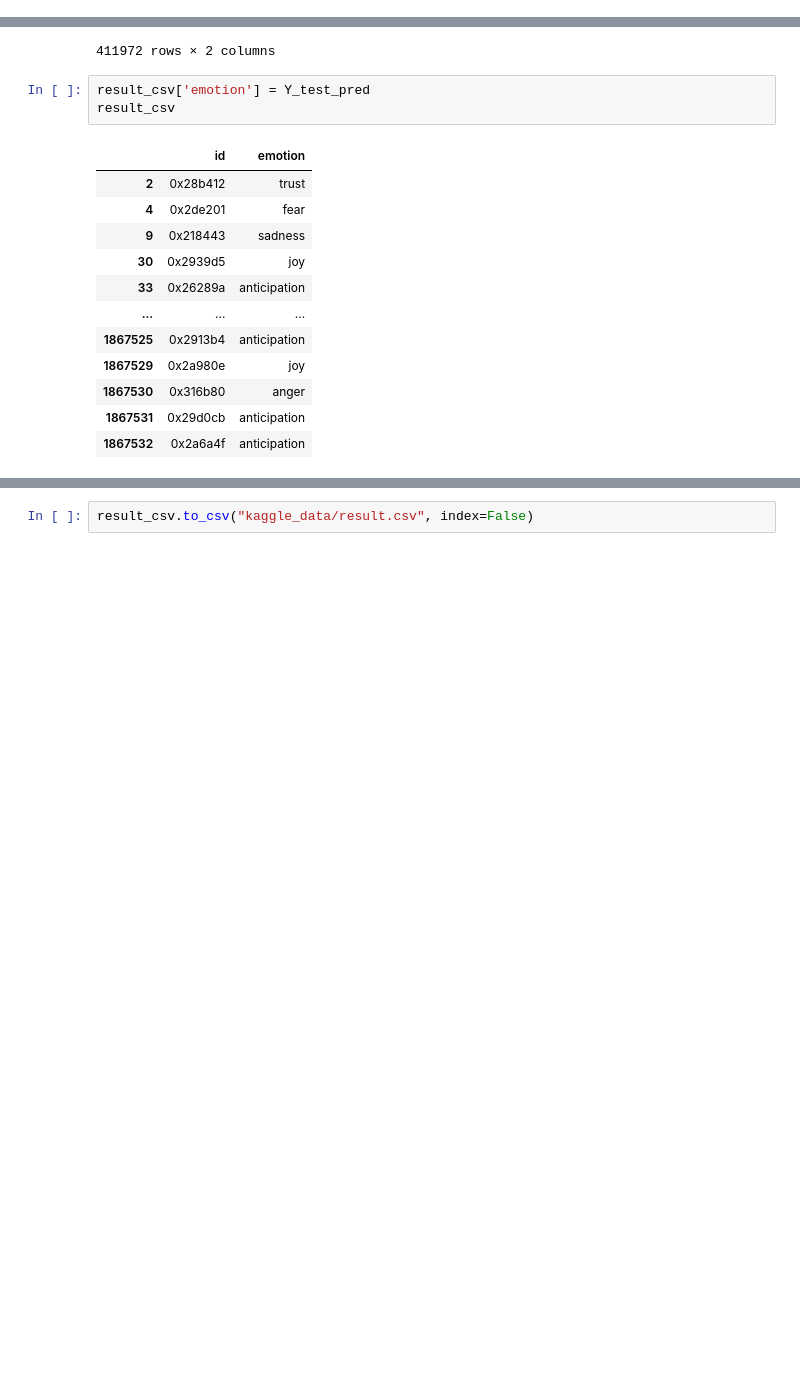
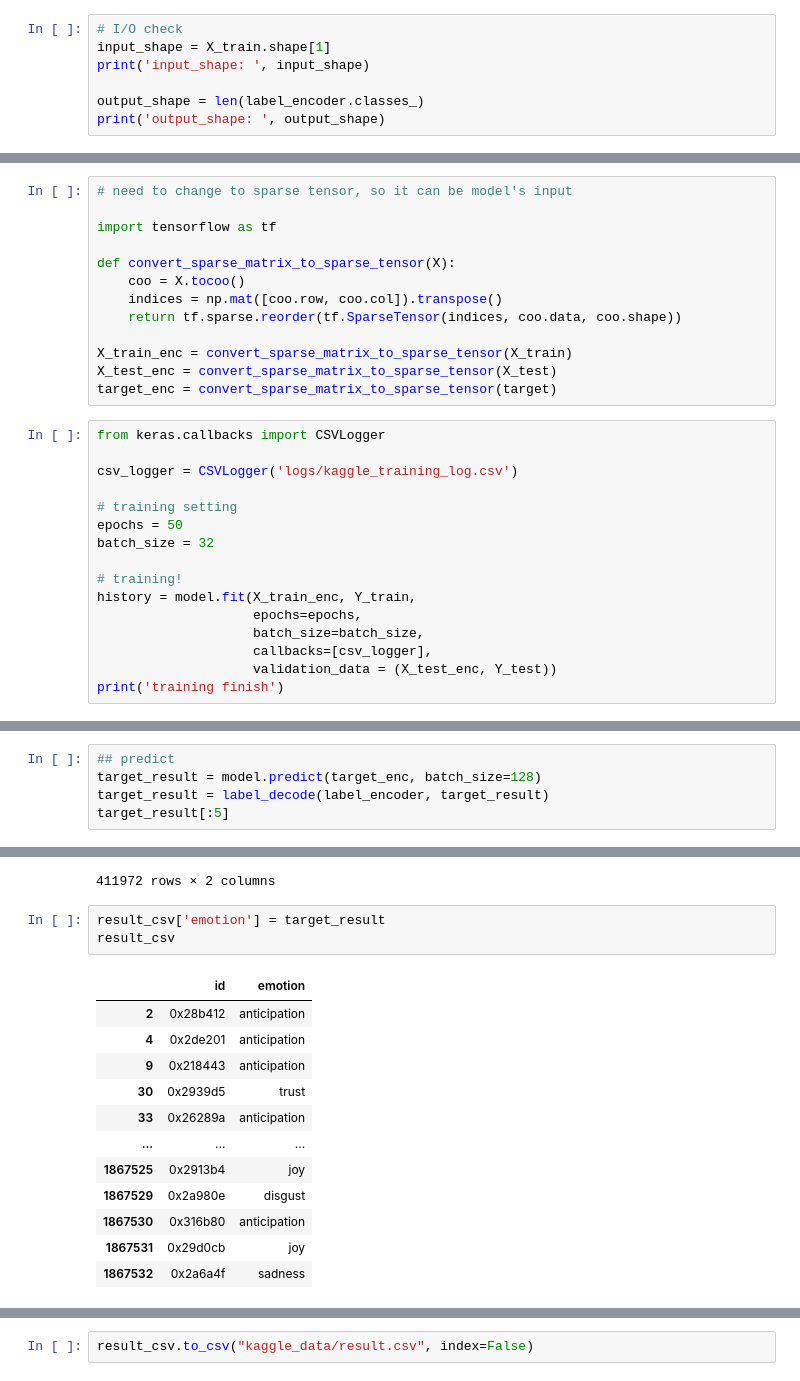
Before and after one commit to Friend838/DM2022-Lab2-Homework, a Jupyter notebook: Second_part.ipynb, the cells around one changed output, grey strips where cells are left out. Drawn from its saved outputs; the diff is of its cells as text; blank space fills up the shorter version.

```diff
--- a/Second_part.ipynb
+++ b/Second_part.ipynb
@@ -110,0 +199,7 @@ print(cm)
+# %%
+# I/O check
+input_shape = X_train.shape[1]
+print('input_shape: ', input_shape)
+
+output_shape = len(label_encoder.classes_)
+print('output_shape: ', output_shape)
@@ -110,0 +265,29 @@ print(cm)
+# %%
+# need to change to sparse tensor, so it can be model's input
+
+import tensorflow as tf
+
+def convert_sparse_matrix_to_sparse_tensor(X):
+    coo = X.tocoo()
+    indices = np.mat([coo.row, coo.col]).transpose()
+    return tf.sparse.reorder(tf.SparseTensor(indices, coo.data, coo.shape))
+
+X_train_enc = convert_sparse_matrix_to_sparse_tensor(X_train)
+X_test_enc = convert_sparse_matrix_to_sparse_tensor(X_test)
+target_enc = convert_sparse_matrix_to_sparse_tensor(target)
+# %%
+from keras.callbacks import CSVLogger
+
+csv_logger = CSVLogger('logs/kaggle_training_log.csv')
+
+# training setting
+epochs = 50
+batch_size = 32
+
+# training!
+history = model.fit(X_train_enc, Y_train,
+                    epochs=epochs,
+                    batch_size=batch_size,
+                    callbacks=[csv_logger],
+                    validation_data = (X_test_enc, Y_test))
+print('training finish')
@@ -110,0 +314,5 @@ print(cm)
+# %%
+## predict
+target_result = model.predict(target_enc, batch_size=128)
+target_result = label_decode(label_encoder, target_result)
+target_result[:5]
@@ -146,21 +358,21 @@ result_csv
 | 1867532 | 0x2a6a4f | NaN |
 411972 rows × 2 columns
 # %%
-result_csv['emotion'] = Y_test_pred
+result_csv['emotion'] = target_result
 result_csv
 # %% [output]
 |  | id | emotion |
-| 2 | 0x28b412 | trust |
-| 4 | 0x2de201 | fear |
-| 9 | 0x218443 | sadness |
-| 30 | 0x2939d5 | joy |
+| 2 | 0x28b412 | anticipation |
+| 4 | 0x2de201 | anticipation |
+| 9 | 0x218443 | anticipation |
+| 30 | 0x2939d5 | trust |
 | 33 | 0x26289a | anticipation |
 | ... | ... | ... |
-| 1867525 | 0x2913b4 | anticipation |
-| 1867529 | 0x2a980e | joy |
-| 1867530 | 0x316b80 | anger |
-| 1867531 | 0x29d0cb | anticipation |
-| 1867532 | 0x2a6a4f | anticipation |
+| 1867525 | 0x2913b4 | joy |
+| 1867529 | 0x2a980e | disgust |
+| 1867530 | 0x316b80 | anticipation |
+| 1867531 | 0x29d0cb | joy |
+| 1867532 | 0x2a6a4f | sadness |
 411972 rows × 2 columns
 # %%
 result_csv.to_csv("kaggle_data/result.csv", index=False)
```
Also changed, not shown: parts of 29 cells of this notebook, 2 other files.
